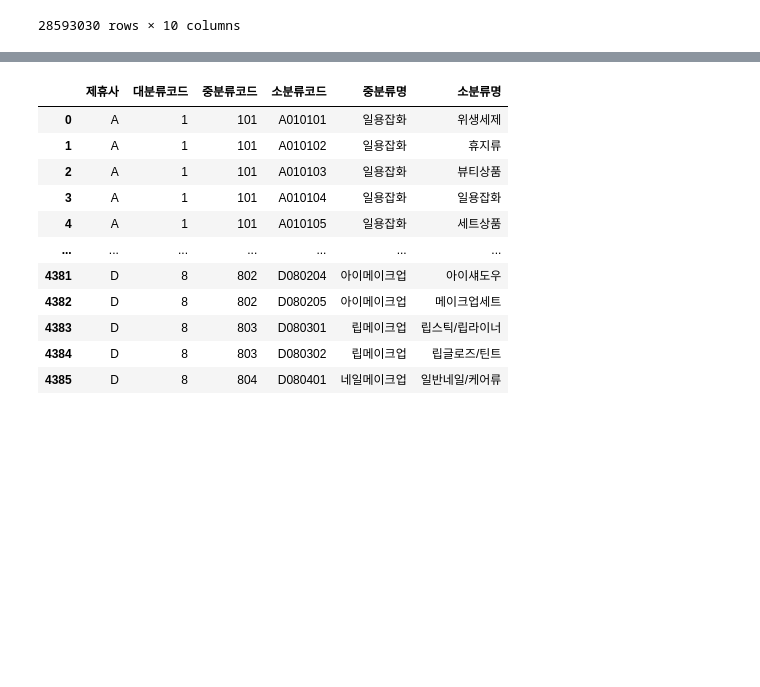
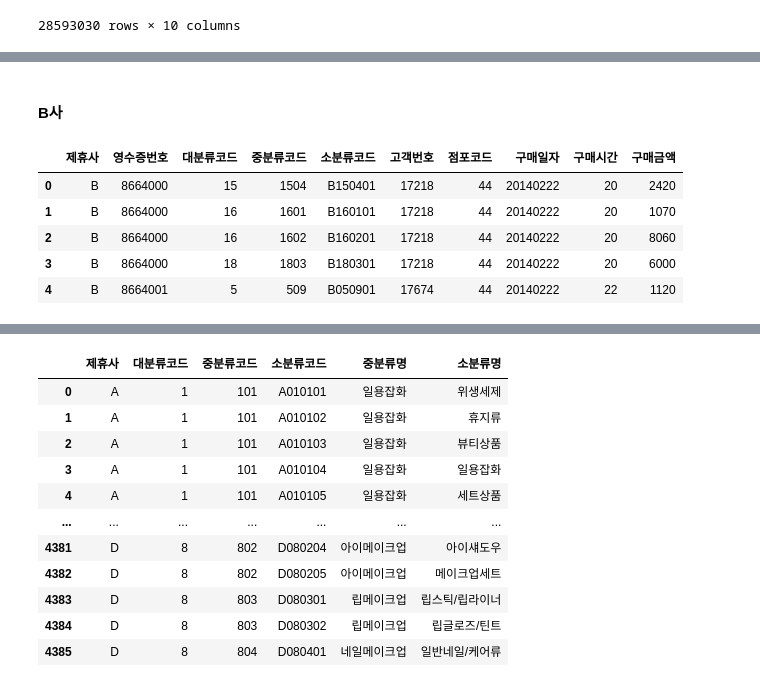
Before and after one commit to PKLH/cakd_LP, a Jupyter notebook: WorkSpace/Han/EDA.ipynb, the cells around one changed output, grey strips where cells are left out. Saved outputs shown, nothing was run; the diff lists cells and outputs as text; code cells hidden in the pictures; blank space fills up the shorter version.

```diff
--- a/WorkSpace/Han/EDA.ipynb
+++ b/WorkSpace/Han/EDA.ipynb
@@ -92,0 +284,12 @@ purprd
+# %% [markdown]
+#### B사
+# %%
+purprd_B = purprd[purprd.제휴사=='B']
+purprd_B.head()
+# %% [output]
+|  | 제휴사 | 영수증번호 | 대분류코드 | 중분류코드 | 소분류코드 | 고객번호 | 점포코드 | 구매일자 | 구매시간 | 구매금액 |
+| 0 | B | 8664000 | 15 | 1504 | B150401 | 17218 | 44 | 20140222 | 20 | 2420 |
+| 1 | B | 8664000 | 16 | 1601 | B160101 | 17218 | 44 | 20140222 | 20 | 1070 |
+| 2 | B | 8664000 | 16 | 1602 | B160201 | 17218 | 44 | 20140222 | 20 | 8060 |
+| 3 | B | 8664000 | 18 | 1803 | B180301 | 17218 | 44 | 20140222 | 20 | 6000 |
+| 4 | B | 8664001 | 5 | 509 | B050901 | 17674 | 44 | 20140222 | 22 | 1120 |
```
Also changed, not shown: parts of 111 cells of this notebook.
